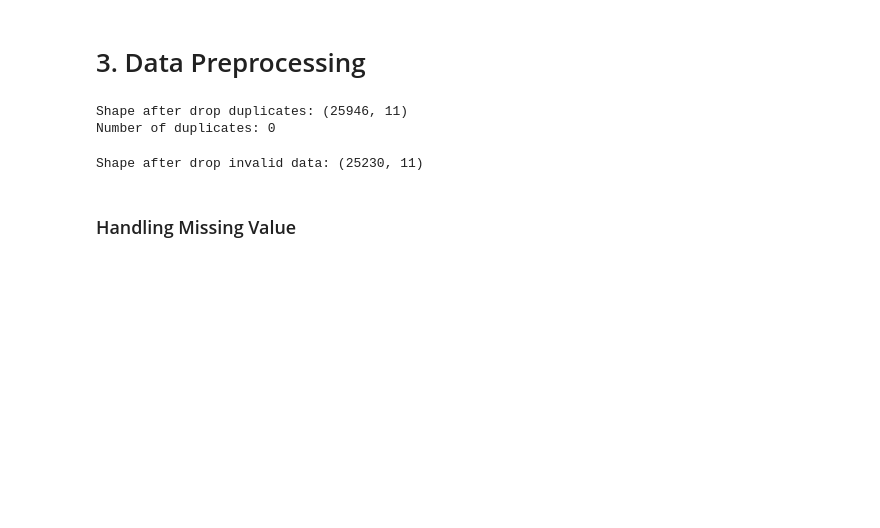
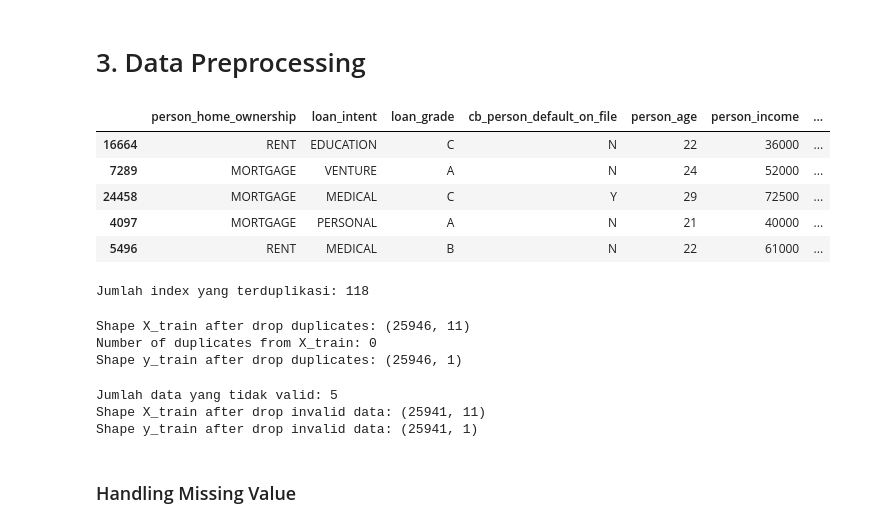
Before and after one commit to papayalovers/credit_risk_scoring, a Jupyter notebook: 3. data_preprocessing.ipynb, the cells around one changed output. Drawn from its saved outputs; the diff is of its cells as text; code cells hidden in the pictures; blank space fills up the shorter version.

```diff
--- a/3. data_preprocessing.ipynb
+++ b/3. data_preprocessing.ipynb
@@ -37,23 +37,48 @@ Deserialized data loaded from data/processed/X_test.pkl
 Deserialized data loaded from data/processed/y_test.pkl
 # %% [markdown]
 # 3. Data Preprocessing
+# %%
+# Check duplicates
+X_train[X_train.duplicated(keep=False)].head()
+# %% [output]
+|  | person_home_ownership | loan_intent | loan_grade | cb_person_default_on_file | person_age | person_income | ... |
+| 16664 | RENT | EDUCATION | C | N | 22 | 36000 | ... |
+| 7289 | MORTGAGE | VENTURE | A | N | 24 | 52000 | ... |
+| 24458 | MORTGAGE | MEDICAL | C | Y | 29 | 72500 | ... |
+| 4097 | MORTGAGE | PERSONAL | A | N | 21 | 40000 | ... |
+| 5496 | RENT | MEDICAL | B | N | 22 | 61000 | ... |
+# %%
+# Get index of duplicated rows
+duplicated_index = X_train[X_train.duplicated(keep='first')].index
+print(f'Jumlah index yang terduplikasi: {len(duplicated_index)}')
+# %% [output]
+Jumlah index yang terduplikasi: 118
 # %%
 # Drop duplicates
-X_train = X_train.drop_duplicates()
-print(f"Shape after drop duplicates: {X_train.shape}")
-print(f"Number of duplicates: {X_train.duplicated().sum()}")
+X_train = X_train.drop(index=duplicated_index)
+print(f"Shape X_train after drop duplicates: {X_train.shape}")
+print(f"Number of duplicates from X_train: {X_train.duplicated().sum()}")
+y_train = y_train.drop(index=duplicated_index)
+print(f"Shape y_train after drop duplicates: {y_train.shape}")
 # %% [output]
-Shape after drop duplicates: (25946, 11)
-Number of duplicates: 0
+Shape X_train after drop duplicates: (25946, 11)
+Number of duplicates from X_train: 0
+Shape y_train after drop duplicates: (25946, 1)
 # %%
 # Delete invalid data
-cond1 = X_train['person_age'] <= 100
-cond2 = X_train['person_emp_length'] <= 50
+cond1 = X_train['person_age'] > 100
+cond2 = X_train['person_emp_length'] > 50
 # --- IGNORE ---
-X_train = X_train[cond1 & cond2]
-print(f"Shape after drop invalid data: {X_train.shape}")
+invalid_data = X_train[cond1 | cond2].index
+print(f"Jumlah data yang tidak valid: {len(invalid_data)}")
+X_train = X_train.drop(index=invalid_data)
+y_train = y_train.drop(index=invalid_data)
+print(f"Shape X_train after drop invalid data: {X_train.shape}")
+print(f"Shape y_train after drop invalid data: {y_train.shape}")
 # %% [output]
-Shape after drop invalid data: (25230, 11)
+Jumlah data yang tidak valid: 5
+Shape X_train after drop invalid data: (25941, 11)
+Shape y_train after drop invalid data: (25941, 1)
 # %% [markdown]
 ### Handling Missing Value
 # %%
```
Also changed, not shown: parts of 5 cells of this notebook, 3 other files.
